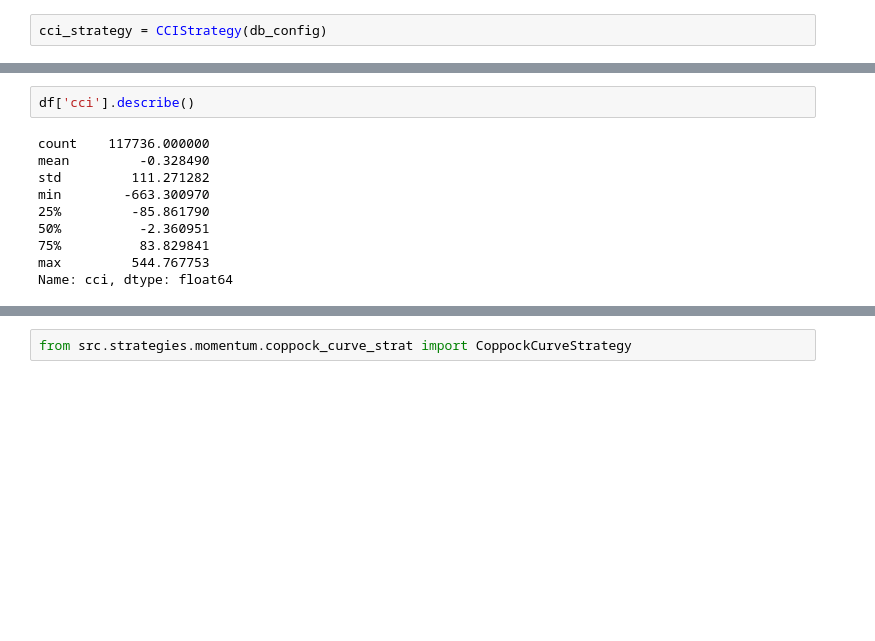
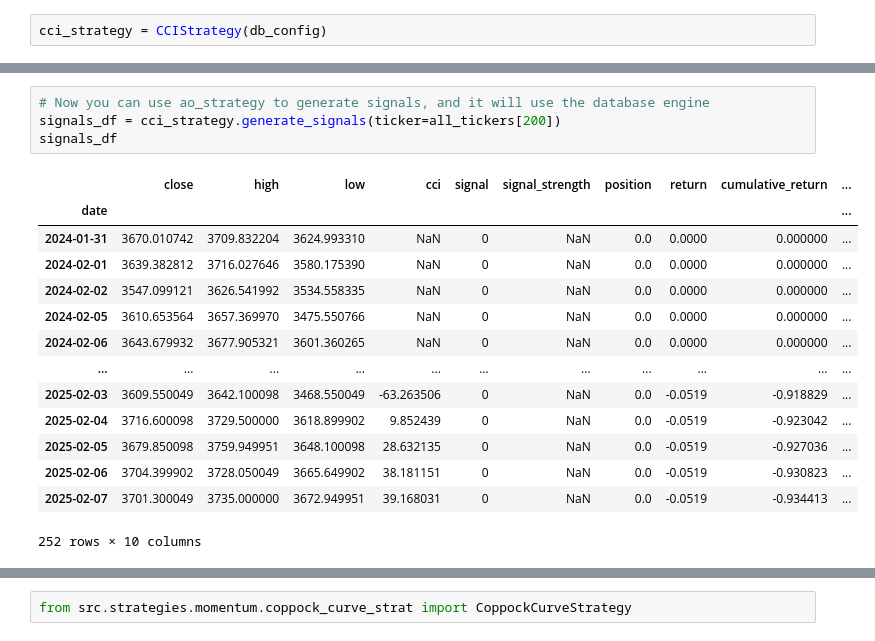
Before and after one commit to bucs-fan813/trading_system, a Jupyter notebook: notebooks/Strat_test.ipynb, the cells around one changed output, grey strips where cells are left out. Cells and saved outputs as stored; diff of their text form; blank space fills up the shorter version.

```diff
--- a/notebooks/Strat_test.ipynb
+++ b/notebooks/Strat_test.ipynb
@@ -163,12 +187,19 @@ Insufficient data for analysis
-# %%
-df['cci'].describe()
-# %% [output]
-count    117736.000000
-mean         -0.328490
-std         111.271282
-min        -663.300970
-25%         -85.861790
-50%          -2.360951
-75%          83.829841
-max         544.767753
-Name: cci, dtype: float64
+# %%
+# Now you can use ao_strategy to generate signals, and it will use the database engine
+signals_df = cci_strategy.generate_signals(ticker=all_tickers[200])
+signals_df
+# %% [output]
+|  | close | high | low | cci | signal | signal_strength | position | return | cumulative_return | ... |
+| date |  |  |  |  |  |  |  |  |  | ... |
+| 2024-01-31 | 3670.010742 | 3709.832204 | 3624.993310 | NaN | 0 | NaN | 0.0 | 0.0000 | 0.000000 | ... |
+| 2024-02-01 | 3639.382812 | 3716.027646 | 3580.175390 | NaN | 0 | NaN | 0.0 | 0.0000 | 0.000000 | ... |
+| 2024-02-02 | 3547.099121 | 3626.541992 | 3534.558335 | NaN | 0 | NaN | 0.0 | 0.0000 | 0.000000 | ... |
+| 2024-02-05 | 3610.653564 | 3657.369970 | 3475.550766 | NaN | 0 | NaN | 0.0 | 0.0000 | 0.000000 | ... |
+| 2024-02-06 | 3643.679932 | 3677.905321 | 3601.360265 | NaN | 0 | NaN | 0.0 | 0.0000 | 0.000000 | ... |
+| ... | ... | ... | ... | ... | ... | ... | ... | ... | ... | ... |
+| 2025-02-03 | 3609.550049 | 3642.100098 | 3468.550049 | -63.263506 | 0 | NaN | 0.0 | -0.0519 | -0.918829 | ... |
+| 2025-02-04 | 3716.600098 | 3729.500000 | 3618.899902 | 9.852439 | 0 | NaN | 0.0 | -0.0519 | -0.923042 | ... |
+| 2025-02-05 | 3679.850098 | 3759.949951 | 3648.100098 | 28.632135 | 0 | NaN | 0.0 | -0.0519 | -0.927036 | ... |
+| 2025-02-06 | 3704.399902 | 3728.050049 | 3665.649902 | 38.181151 | 0 | NaN | 0.0 | -0.0519 | -0.930823 | ... |
+| 2025-02-07 | 3701.300049 | 3735.000000 | 3672.949951 | 39.168031 | 0 | NaN | 0.0 | -0.0519 | -0.934413 | ... |
+252 rows × 10 columns
```
Also changed, not shown: parts of 37 cells of this notebook, 6 other files.
